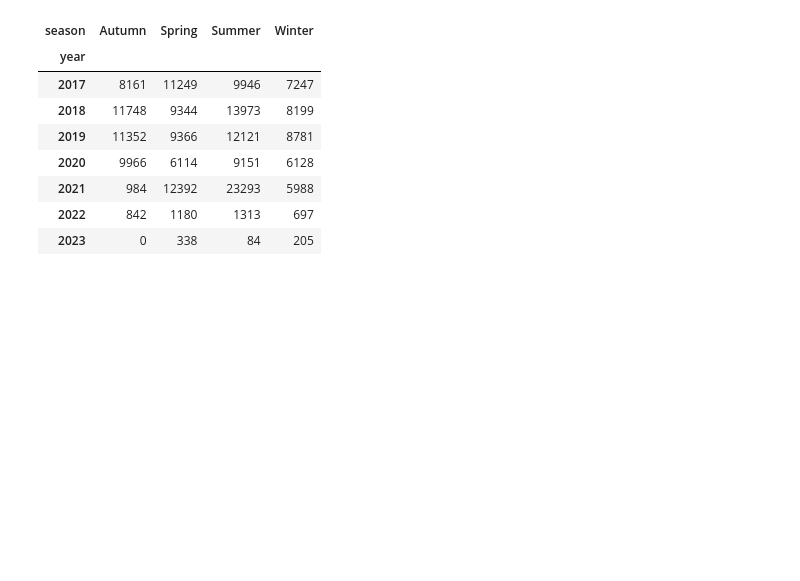
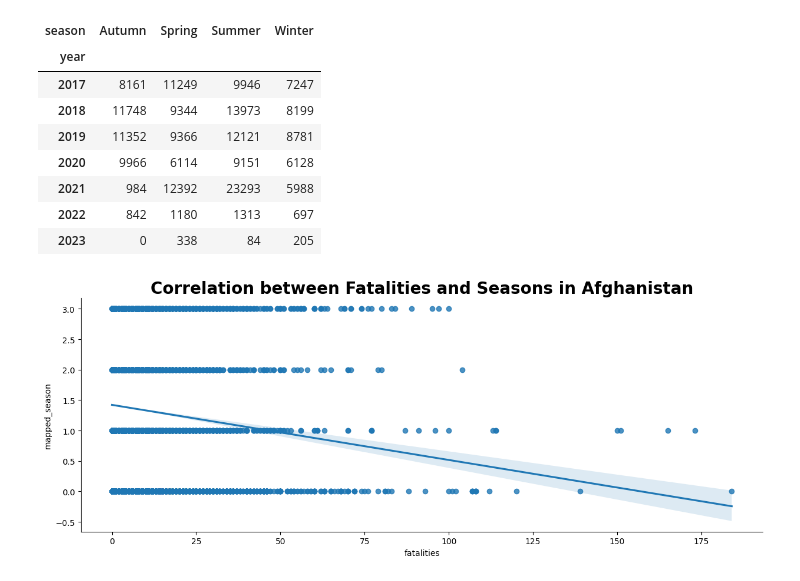
Before and after one commit to OdinProjectI/ODIN, a Jupyter notebook: CasualtiesOfWarInAfghanistan.ipynb, the cells around one changed output. Cells and saved outputs as stored; diff of their text form; code cells hidden in the pictures; blank space fills up the shorter version.

```diff
--- a/CasualtiesOfWarInAfghanistan.ipynb
+++ b/CasualtiesOfWarInAfghanistan.ipynb
@@ -315,4 +319,9 @@ plt.tight_layout()
 # %%
+afghan_df["mapped_month"] = afghan_df['incident_month'].factorize()[0]
+afghan_df['mapped_event_type'] = afghan_df['event_type'].factorize()[0]
+afghan_df['mapped_season'] = afghan_df['season'].factorize()[0]
+afghan_df['mapped_province'] = afghan_df['admin1'].factorize()[0]
+
 afghan_df.groupby(['year', 'season'])['fatalities'].sum().unstack("season").replace({np.nan:0.0}).astype(int)
 # %% [output]
 | season | Autumn | Spring | Summer | Winter |
@@ -324,3 +333,10 @@ afghan_df.groupby(['year', 'season'])['fatalities'].sum().unstack("season").repl
 | 2021 | 984 | 12392 | 23293 | 5988 |
 | 2022 | 842 | 1180 | 1313 | 697 |
 | 2023 | 0 | 338 | 84 | 205 |
+# %%
+ax = sns.lmplot(data=afghan_df, x='fatalities', y='mapped_season', aspect=2.5)
+plt.title("Correlation between Fatalities and Seasons in Afghanistan", fontweight='bold', fontsize=20)
+
+plt.tight_layout()
+# %% [output]
+[figure, added]
```
Also changed, not shown: parts of 26 cells of this notebook.
